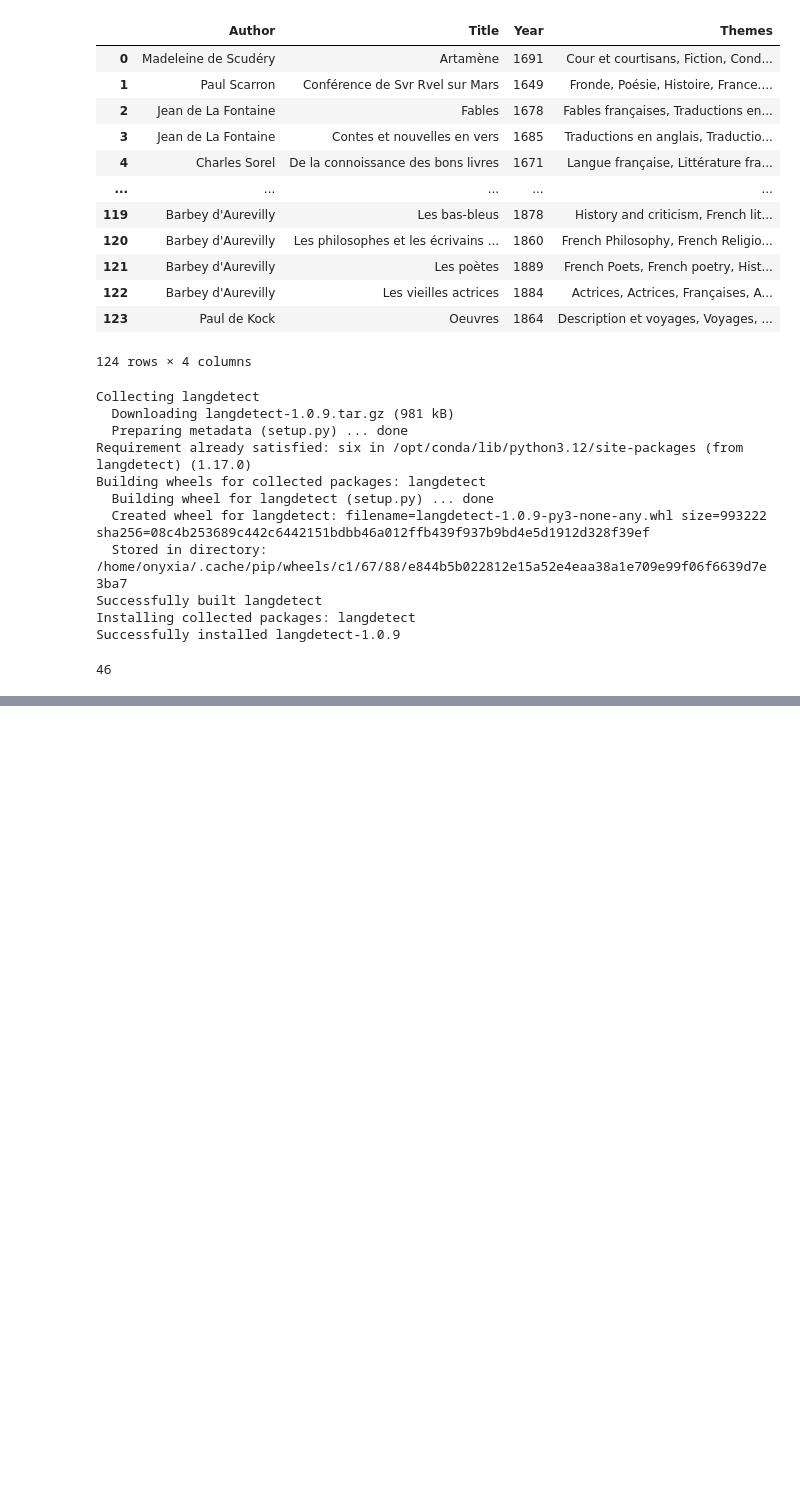
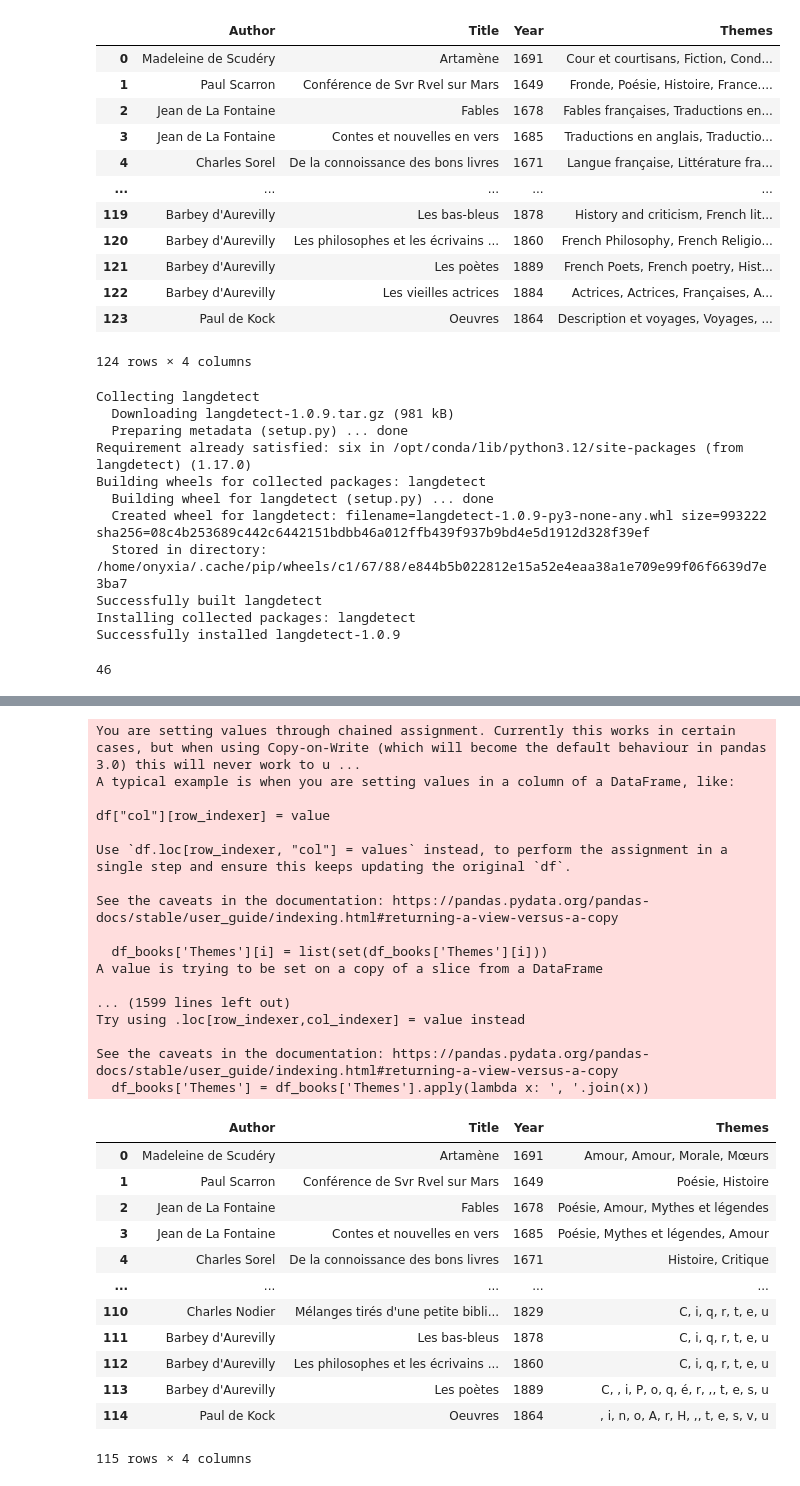
Before and after one commit to lucas-cumunel/libroguessr, a Jupyter notebook: API_Df.ipynb, the cells around one changed output, grey strips where cells are left out. Cells and saved outputs as stored; diff of their text form; code cells hidden in the pictures; blank space fills up the shorter version.

```diff
--- a/API_Df.ipynb
+++ b/API_Df.ipynb
@@ -379,0 +499,35 @@ Successfully installed langdetect-1.0.9
+# %%
+# Remove duplicated themes
+for i in range(len(df_books['Themes'])):
+    df_books['Themes'][i] = list(set(df_books['Themes'][i]))
+# %% [output]
+You are setting values through chained assignment. Currently this works in certain cases, but when using Copy-on-Write (which will become the default behaviour in pandas 3.0) this will never work to u ...
+A typical example is when you are setting values in a column of a DataFrame, like:
+
+df["col"][row_indexer] = value
+
+Use `df.loc[row_indexer, "col"] = values` instead, to perform the assignment in a single step and ensure this keeps updating the original `df`.
+
+See the caveats in the documentation: https://pandas.pydata.org/pandas-docs/stable/user_guide/indexing.html#returning-a-view-versus-a-copy
+
+  df_books['Themes'][i] = list(set(df_books['Themes'][i]))
+A value is trying to be set on a copy of a slice from a DataFrame
+
+... (1599 lines left out)
+Try using .loc[row_indexer,col_indexer] = value instead
+
+See the caveats in the documentation: https://pandas.pydata.org/pandas-docs/stable/user_guide/indexing.html#returning-a-view-versus-a-copy
+  df_books['Themes'] = df_books['Themes'].apply(lambda x: ', '.join(x))
+|  | Author | Title | Year | Themes |
+| 0 | Madeleine de Scudéry | Artamène | 1691 | Amour, Amour, Morale, Mœurs |
+| 1 | Paul Scarron | Conférence de Svr Rvel sur Mars | 1649 | Poésie, Histoire |
+| 2 | Jean de La Fontaine | Fables | 1678 | Poésie, Amour, Mythes et légendes |
+| 3 | Jean de La Fontaine | Contes et nouvelles en vers | 1685 | Poésie, Mythes et légendes, Amour |
+| 4 | Charles Sorel | De la connoissance des bons livres | 1671 | Histoire, Critique |
+| ... | ... | ... | ... | ... |
+| 110 | Charles Nodier | Mélanges tirés d'une petite bibli... | 1829 | C, i, q, r, t, e, u |
+| 111 | Barbey d'Aurevilly | Les bas-bleus | 1878 | C, i, q, r, t, e, u |
+| 112 | Barbey d'Aurevilly | Les philosophes et les écrivains ... | 1860 | C, i, q, r, t, e, u |
+| 113 | Barbey d'Aurevilly | Les poètes | 1889 | C, , i, P, o, q, é, r, ,, t, e, s, u |
+| 114 | Paul de Kock | Oeuvres | 1864 | , i, n, o, A, r, H, ,, t, e, s, v, u |
+115 rows × 4 columns
```
Also changed, not shown: parts of 13 cells of this notebook, 1 other file.
